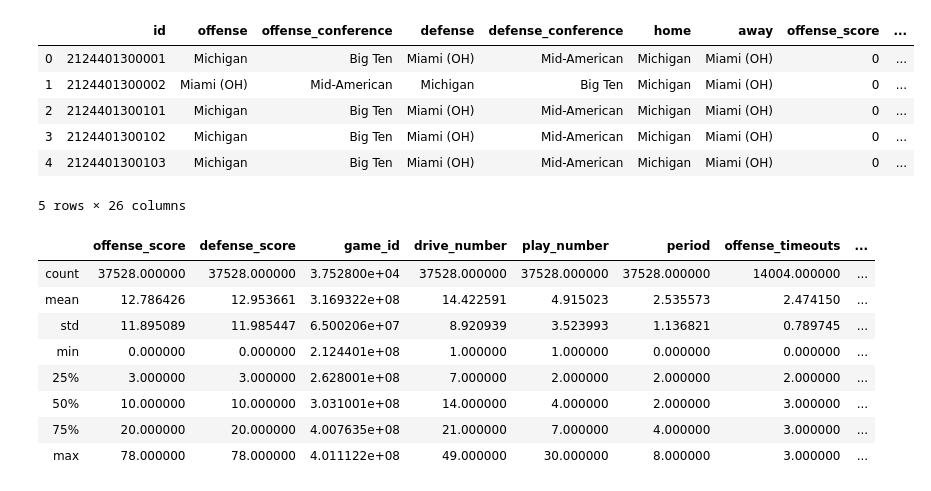
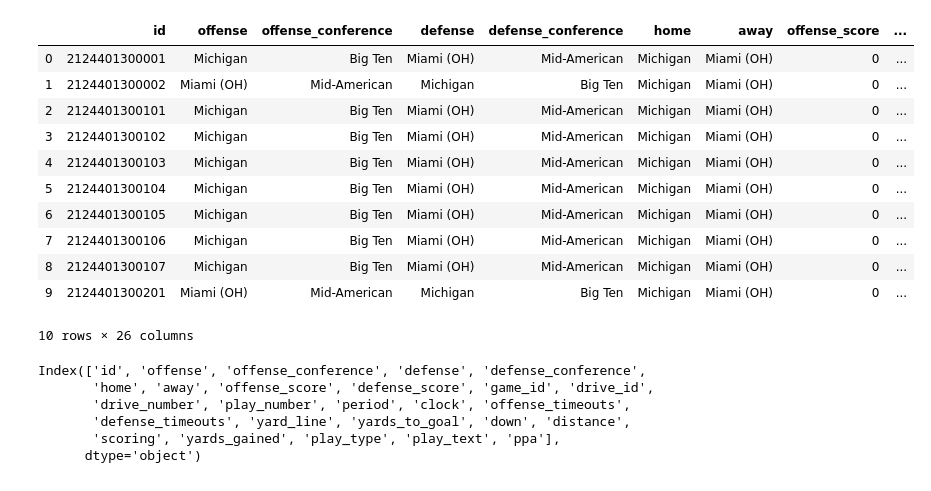
Before and after one commit to MichiganDataScienceTeam/F20-College-Football, a Jupyter notebook: notebooks/Play_by_play_mich.ipynb, the cells around one changed output. Drawn from its saved outputs; the diff is of its cells as text; code cells hidden in the pictures.

Commit message:
EDA play by play

```diff
--- a/notebooks/Play_by_play_mich.ipynb
+++ b/notebooks/Play_by_play_mich.ipynb
@@ -33,24 +33,26 @@ year=2019&week=12 <Response [200]>
 year=2019&week=13 <Response [200]>
 # %%
 df = pd.DataFrame(pbp)
-df.head()
+df.iloc[0:10]
 # %% [output]
 |  | id | offense | offense_conference | defense | defense_conference | home | away | offense_score | ... |
 | 0 | 2124401300001 | Michigan | Big Ten | Miami (OH) | Mid-American | Michigan | Miami (OH) | 0 | ... |
 | 1 | 2124401300002 | Miami (OH) | Mid-American | Michigan | Big Ten | Michigan | Miami (OH) | 0 | ... |
 | 2 | 2124401300101 | Michigan | Big Ten | Miami (OH) | Mid-American | Michigan | Miami (OH) | 0 | ... |
 | 3 | 2124401300102 | Michigan | Big Ten | Miami (OH) | Mid-American | Michigan | Miami (OH) | 0 | ... |
 | 4 | 2124401300103 | Michigan | Big Ten | Miami (OH) | Mid-American | Michigan | Miami (OH) | 0 | ... |
+| 5 | 2124401300104 | Michigan | Big Ten | Miami (OH) | Mid-American | Michigan | Miami (OH) | 0 | ... |
+| 6 | 2124401300105 | Michigan | Big Ten | Miami (OH) | Mid-American | Michigan | Miami (OH) | 0 | ... |
+| 7 | 2124401300106 | Michigan | Big Ten | Miami (OH) | Mid-American | Michigan | Miami (OH) | 0 | ... |
+| 8 | 2124401300107 | Michigan | Big Ten | Miami (OH) | Mid-American | Michigan | Miami (OH) | 0 | ... |
+| 9 | 2124401300201 | Miami (OH) | Mid-American | Michigan | Big Ten | Michigan | Miami (OH) | 0 | ... |
-5 rows × 26 columns
+10 rows × 26 columns
 # %%
-df.describe()
+df.columns
 # %% [output]
-|  | offense_score | defense_score | game_id | drive_number | play_number | period | offense_timeouts | ... |
-| count | 37528.000000 | 37528.000000 | 3.752800e+04 | 37528.000000 | 37528.000000 | 37528.000000 | 14004.000000 | ... |
-| mean | 12.786426 | 12.953661 | 3.169322e+08 | 14.422591 | 4.915023 | 2.535573 | 2.474150 | ... |
-| std | 11.895089 | 11.985447 | 6.500206e+07 | 8.920939 | 3.523993 | 1.136821 | 0.789745 | ... |
-| min | 0.000000 | 0.000000 | 2.124401e+08 | 1.000000 | 1.000000 | 0.000000 | 0.000000 | ... |
-| 25% | 3.000000 | 3.000000 | 2.628001e+08 | 7.000000 | 2.000000 | 2.000000 | 2.000000 | ... |
-| 50% | 10.000000 | 10.000000 | 3.031001e+08 | 14.000000 | 4.000000 | 2.000000 | 3.000000 | ... |
-| 75% | 20.000000 | 20.000000 | 4.007635e+08 | 21.000000 | 7.000000 | 4.000000 | 3.000000 | ... |
-| max | 78.000000 | 78.000000 | 4.011122e+08 | 49.000000 | 30.000000 | 8.000000 | 3.000000 | ... |
+Index(['id', 'offense', 'offense_conference', 'defense', 'defense_conference',
+       'home', 'away', 'offense_score', 'defense_score', 'game_id', 'drive_id',
+       'drive_number', 'play_number', 'period', 'clock', 'offense_timeouts',
+       'defense_timeouts', 'yard_line', 'yards_to_goal', 'down', 'distance',
+       'scoring', 'yards_gained', 'play_type', 'play_text', 'ppa'],
+      dtype='object')
```
Also changed, not shown: parts of 3 cells of this notebook, 1 other file.
